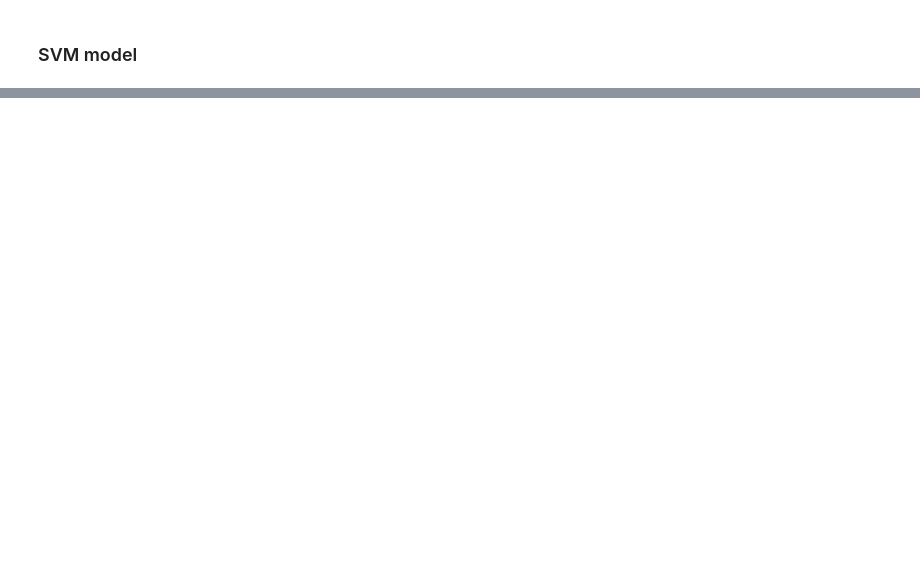
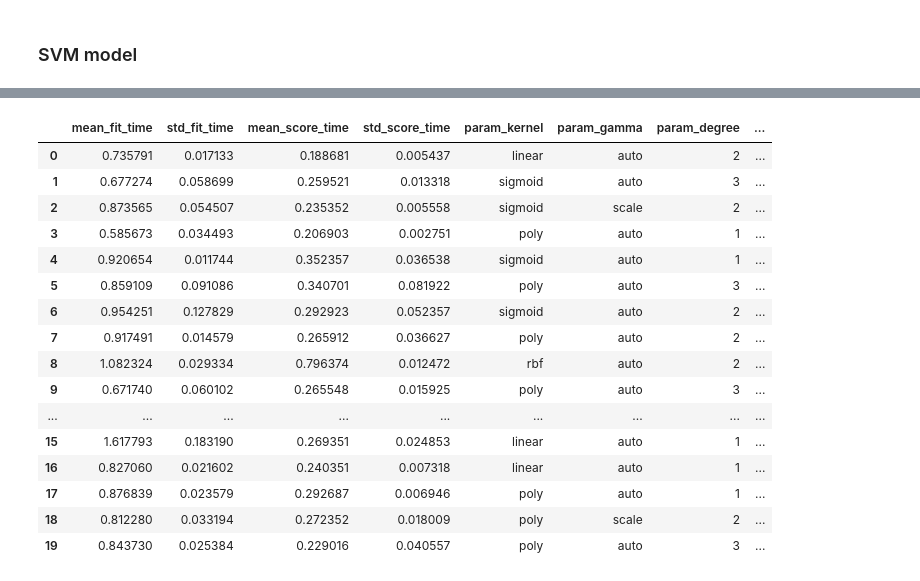
Before and after one commit to infoshareacademy/jdszr6-slytherin_group, a Jupyter notebook: ML_project/mr_scripts/Telco_SVM_MR.ipynb, the cells around one changed output, grey strips where cells are left out. Cells and saved outputs as stored; diff of their text form; code cells hidden in the pictures; blank space fills up the shorter version.

```diff
--- a/ML_project/mr_scripts/Telco_SVM_MR.ipynb
+++ b/ML_project/mr_scripts/Telco_SVM_MR.ipynb
@@ -89 +83,41 @@ def function(y_true, y_pred, discount = 0.2):
+# %%
+def function(y_true, y_pred, medians = basic_medians, discount = basic_discount, basic = True, scoring_only = True):
+
+    """
+    Jeśli interesuje Cie wartość dodana przyjmij scoring_only = False. Wówczas poza scorem otrzymasz także:
+        base_case - najlepszy możliwy scenariusz dla firmy
+        standard_case - aktualny scenariusz firmy (bez naszej ingerencji)
+        model_vase - scenariusz oparty na naszym modelu
+
+    Jeśli chcesz manipulować zmiennymi medians i discount, pamiętaj aby przyjąć basic = False
+    """
+
+
+    matrix = confusion_matrix(y_true, y_pred)
+    TN = matrix[0][0]
+    FP = matrix[0][1]
+    FN = matrix[1][0]
+    TP = matrix[1][1]
+
+    if basic:
+        basic_score = 1 - (medians[1]/medians[0]*FN + medians[0]/medians[1]*FP)/(TN + TP)
+
+        if scoring_only:
+            return basic_score
+        else:
+            best_case = round(medians[0] * Counter(y_true)[0] + medians[1] * Counter(y_true)[1], 2)
+            standard_case = round(medians[0] * Counter(y_true)[0] - medians[1] * Counter(y_true)[1], 2)
+            model_case = round(basic_score * medians[0]*(TN+TP), 2)
+            return basic_score, best_case, standard_case, model_case
+
+    else:
+        score = 1 - (medians[1]*FN + (1 - discount)*medians[0]*FP)/(medians[0]*TN + (1- discount)*medians[1]*TP)
+
+        if scoring_only:
+            return score
+        else:
+            best_case = round(medians[0] * Counter(y_true)[0] + medians[1] * Counter(y_true)[1], 2)
+            standard_case = round(medians[0] * Counter(y_true)[0] - medians[1] * Counter(y_true)[1], 2)
+            model_case = round(score * (medians[0]*TN + (1- discount)*medians[1]*TP), 2)
+            return score, best_case, standard_case, model_case
 # %%
@@ -274,0 +309,20 @@ scores_df
+# %%
+pd.DataFrame(random_clsf.cv_results_)
+# %% [output]
+|  | mean_fit_time | std_fit_time | mean_score_time | std_score_time | param_kernel | param_gamma | param_degree | ... |
+| 0 | 0.735791 | 0.017133 | 0.188681 | 0.005437 | linear | auto | 2 | ... |
+| 1 | 0.677274 | 0.058699 | 0.259521 | 0.013318 | sigmoid | auto | 3 | ... |
+| 2 | 0.873565 | 0.054507 | 0.235352 | 0.005558 | sigmoid | scale | 2 | ... |
+| 3 | 0.585673 | 0.034493 | 0.206903 | 0.002751 | poly | auto | 1 | ... |
+| 4 | 0.920654 | 0.011744 | 0.352357 | 0.036538 | sigmoid | auto | 1 | ... |
+| 5 | 0.859109 | 0.091086 | 0.340701 | 0.081922 | poly | auto | 3 | ... |
+| 6 | 0.954251 | 0.127829 | 0.292923 | 0.052357 | sigmoid | auto | 2 | ... |
+| 7 | 0.917491 | 0.014579 | 0.265912 | 0.036627 | poly | auto | 2 | ... |
+| 8 | 1.082324 | 0.029334 | 0.796374 | 0.012472 | rbf | auto | 2 | ... |
+| 9 | 0.671740 | 0.060102 | 0.265548 | 0.015925 | poly | auto | 3 | ... |
+| ... | ... | ... | ... | ... | ... | ... | ... | ... |
+| 15 | 1.617793 | 0.183190 | 0.269351 | 0.024853 | linear | auto | 1 | ... |
+| 16 | 0.827060 | 0.021602 | 0.240351 | 0.007318 | linear | auto | 1 | ... |
+| 17 | 0.876839 | 0.023579 | 0.292687 | 0.006946 | poly | auto | 1 | ... |
+| 18 | 0.812280 | 0.033194 | 0.272352 | 0.018009 | poly | scale | 2 | ... |
+| 19 | 0.843730 | 0.025384 | 0.229016 | 0.040557 | poly | auto | 3 | ... |
```
Also changed, not shown: parts of 9 cells of this notebook.
